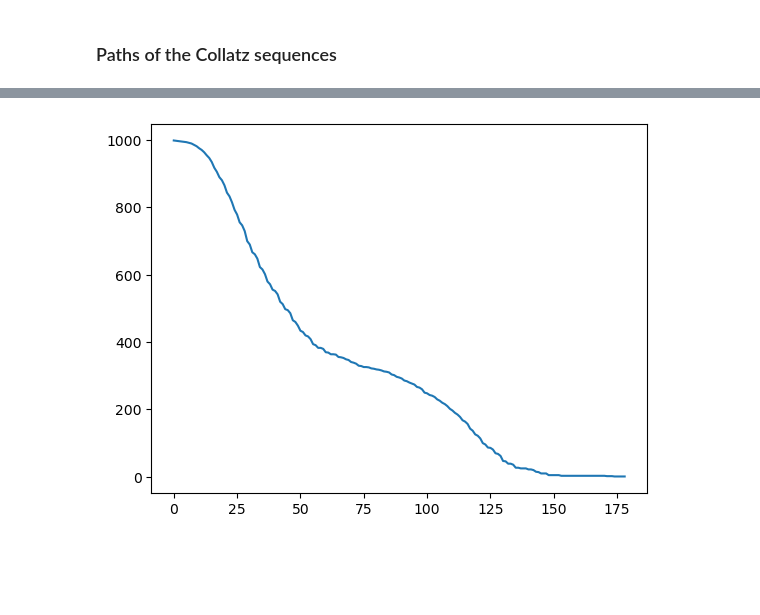
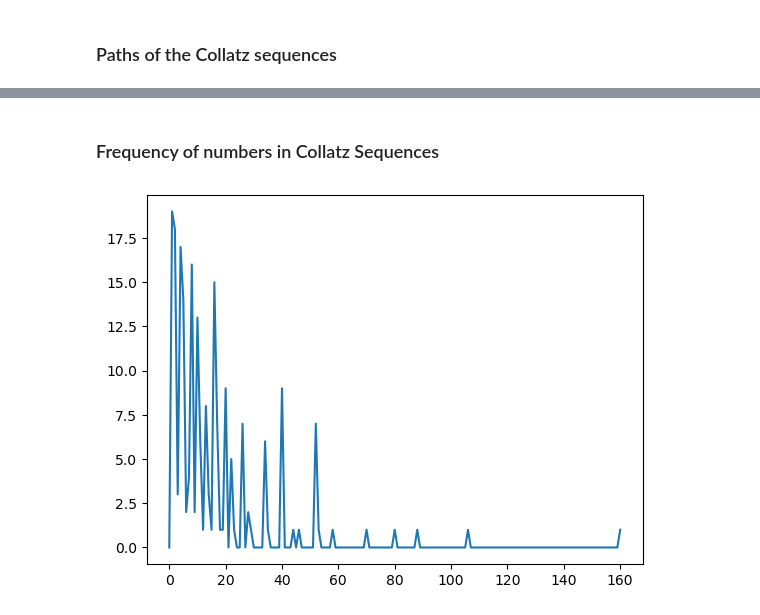
Before and after one commit to ayuram/collatz-conjecture, a Jupyter notebook: main.ipynb, the cells around one changed output, grey strips where cells are left out. Cells and saved outputs as stored; diff of their text form; code cells hidden in the pictures; blank space fills up the shorter version.

```diff
--- a/main.ipynb
+++ b/main.ipynb
@@ -46,0 +57,8 @@ plt.show()
+# %%
+import matplotlib.pyplot as plt
+from tqdm import tqdm
+import math
+
+for i in tqdm(range(1, SCOPE)):
+    plt.plot([math.log(n) for n in sequences[i]])
+plt.show()
@@ -46,0 +67,12 @@ plt.show()
+# %%
+import matplotlib.pyplot as plt
+from tqdm import tqdm
+import math
+
+def delinearize(arr):
+    slope = (arr[-1] - arr[0]) / len(arr)
+    return [arr[i] - slope * i for i in range(len(arr))]
+
+for i in tqdm(range(1, SCOPE)):
+    plt.plot(delinearize([math.log(n) for n in sequences[i]]))
+plt.show()
@@ -46,0 +83,13 @@ plt.show()
+# %%
+from tqdm import tqdm
+import matplotlib.pyplot as plt
+
+# normalize all sequences to have the same length (trailing zeros for shorter sequences)
+max_length = len(max(sequences, key=len))
+normalized_sequences = np.zeros((N, max_length))
+for i in tqdm(range(1, N)):
+    normalized_sequences[i] = np.pad(sequences[i], (0, max_length - len(sequences[i])))
+sequence_sum = np.sum(normalized_sequences, axis=0)
+
+plt.plot(make_cdf(sequence_sum))
+plt.show()
@@ -47,11 +106,16 @@ plt.show()
+# %% [markdown]
+### Frequency of numbers in Collatz Sequences
 # %%
 import matplotlib.pyplot as plt
-n = len(max([collatz(i) for i in range(1, SCOPE)], key=len))
-dp = [0] * n
+from collections import Counter
+
+# plot the histogram of the numbers in the collatz sequences from 1 to SCOPE
+n = max([n for i in range(1, SCOPE) for n in collatz(i)])
+dp = [0] * (n + 1)
 for i in range(1, SCOPE):
-    for j in range(len(collatz(i))):
+    for j in collatz(i):
         dp[j] += 1
-plt.plot(dp)
+plt.plot(range(n+1), dp)
 plt.show()
 # %% [output]
-[figure, old version]
+[figure, new version]
```
Also changed, not shown: parts of 15 cells of this notebook.
